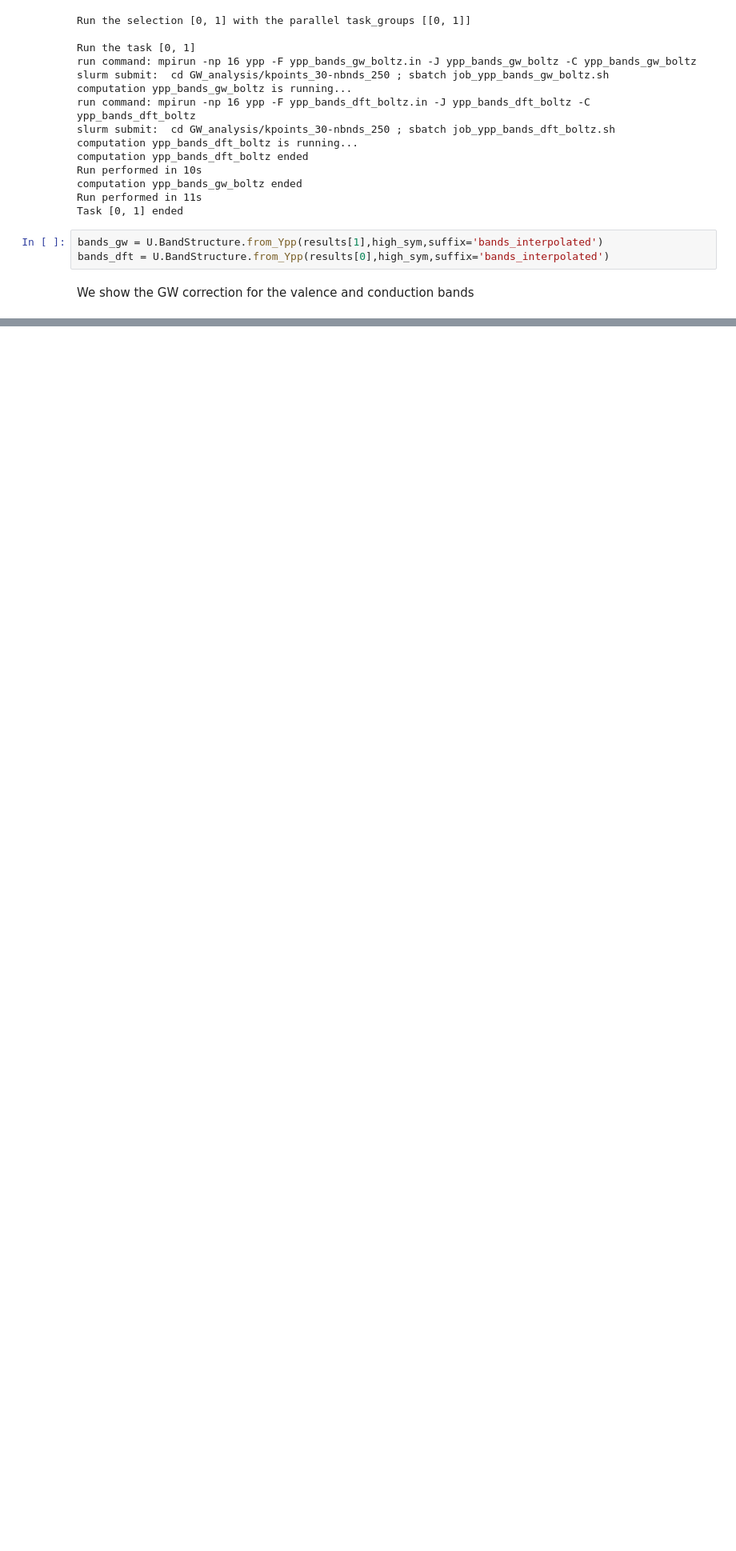
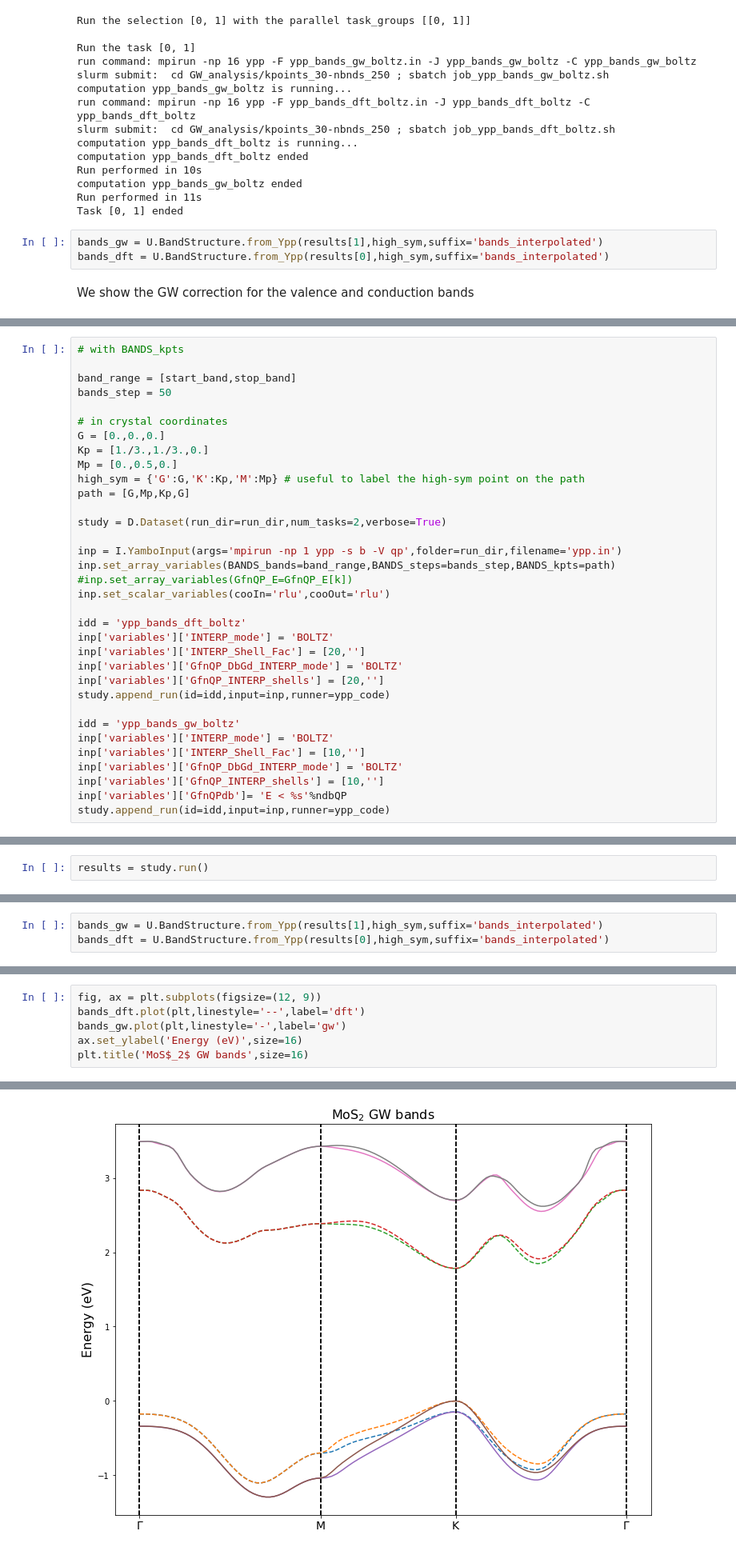
Before and after one commit to marcodalessandro76/MoS2, a Jupyter notebook: GW_Analysis.ipynb, the cells around one changed output, grey strips where cells are left out. Shown at 80% size. Drawn from its saved outputs; the diff is of its cells as text; blank space fills up the shorter version.

```diff
--- a/GW_Analysis.ipynb
+++ b/GW_Analysis.ipynb
@@ -1275,0 +1489,34 @@ Text(0.5, 1.0, 'MoS$_2$ GW bands')
+# %%
+# with BANDS_kpts
+
+band_range = [start_band,stop_band]
+bands_step = 50
+
+# in crystal coordinates
+G = [0.,0.,0.]
+Kp = [1./3.,1./3.,0.]
+Mp = [0.,0.5,0.]
+high_sym = {'G':G,'K':Kp,'M':Mp} # useful to label the high-sym point on the path
+path = [G,Mp,Kp,G]
+
+study = D.Dataset(run_dir=run_dir,num_tasks=2,verbose=True)
+
+inp = I.YamboInput(args='mpirun -np 1 ypp -s b -V qp',folder=run_dir,filename='ypp.in')
+inp.set_array_variables(BANDS_bands=band_range,BANDS_steps=bands_step,BANDS_kpts=path)
+#inp.set_array_variables(GfnQP_E=GfnQP_E[k])
+inp.set_scalar_variables(cooIn='rlu',cooOut='rlu')
+
+idd = 'ypp_bands_dft_boltz'
+inp['variables']['INTERP_mode'] = 'BOLTZ'
+inp['variables']['INTERP_Shell_Fac'] = [20,'']
+inp['variables']['GfnQP_DbGd_INTERP_mode'] = 'BOLTZ'
+inp['variables']['GfnQP_INTERP_shells'] = [20,'']
+study.append_run(id=idd,input=inp,runner=ypp_code)
+
+idd = 'ypp_bands_gw_boltz'
+inp['variables']['INTERP_mode'] = 'BOLTZ'
+inp['variables']['INTERP_Shell_Fac'] = [10,'']
+inp['variables']['GfnQP_DbGd_INTERP_mode'] = 'BOLTZ'
+inp['variables']['GfnQP_INTERP_shells'] = [10,'']
+inp['variables']['GfnQPdb']= 'E < %s'%ndbQP
+study.append_run(id=idd,input=inp,runner=ypp_code)
@@ -1275,0 +1545,2 @@ Text(0.5, 1.0, 'MoS$_2$ GW bands')
+# %%
+results = study.run()
@@ -1275,0 +1562,3 @@ Text(0.5, 1.0, 'MoS$_2$ GW bands')
+# %%
+bands_gw = U.BandStructure.from_Ypp(results[1],high_sym,suffix='bands_interpolated')
+bands_dft = U.BandStructure.from_Ypp(results[0],high_sym,suffix='bands_interpolated')
@@ -1275,0 +1567,7 @@ Text(0.5, 1.0, 'MoS$_2$ GW bands')
+# %%
+fig, ax = plt.subplots(figsize=(12, 9))
+bands_dft.plot(plt,linestyle='--',label='dft')
+bands_gw.plot(plt,linestyle='-',label='gw')
+ax.set_ylabel('Energy (eV)',size=16)
+plt.title('MoS$_2$ GW bands',size=16)
+# %% [output]
@@ -1275,0 +1575 @@ Text(0.5, 1.0, 'MoS$_2$ GW bands')
+[figure, added]
```
Also changed, not shown: parts of 24 cells of this notebook, 1 other file.
